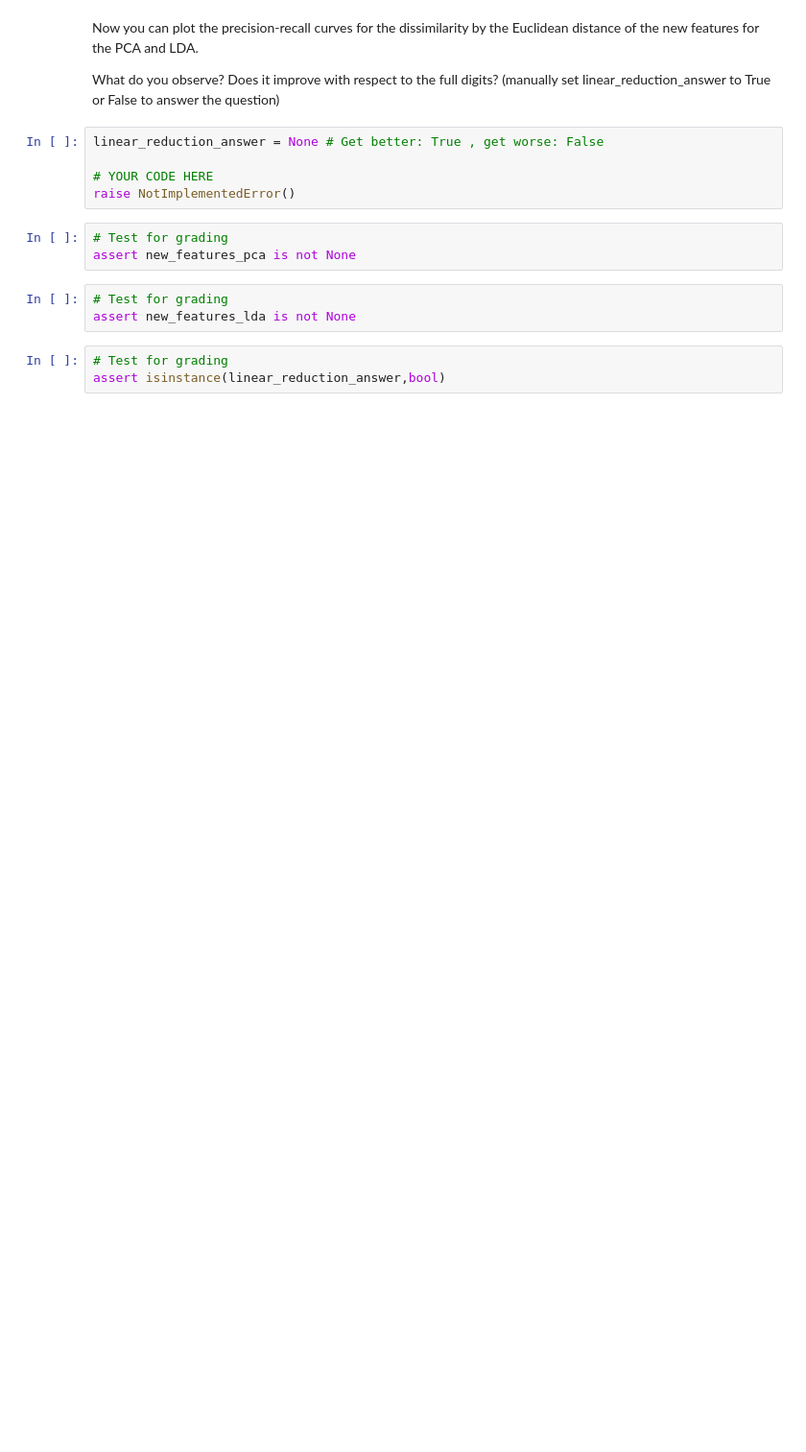
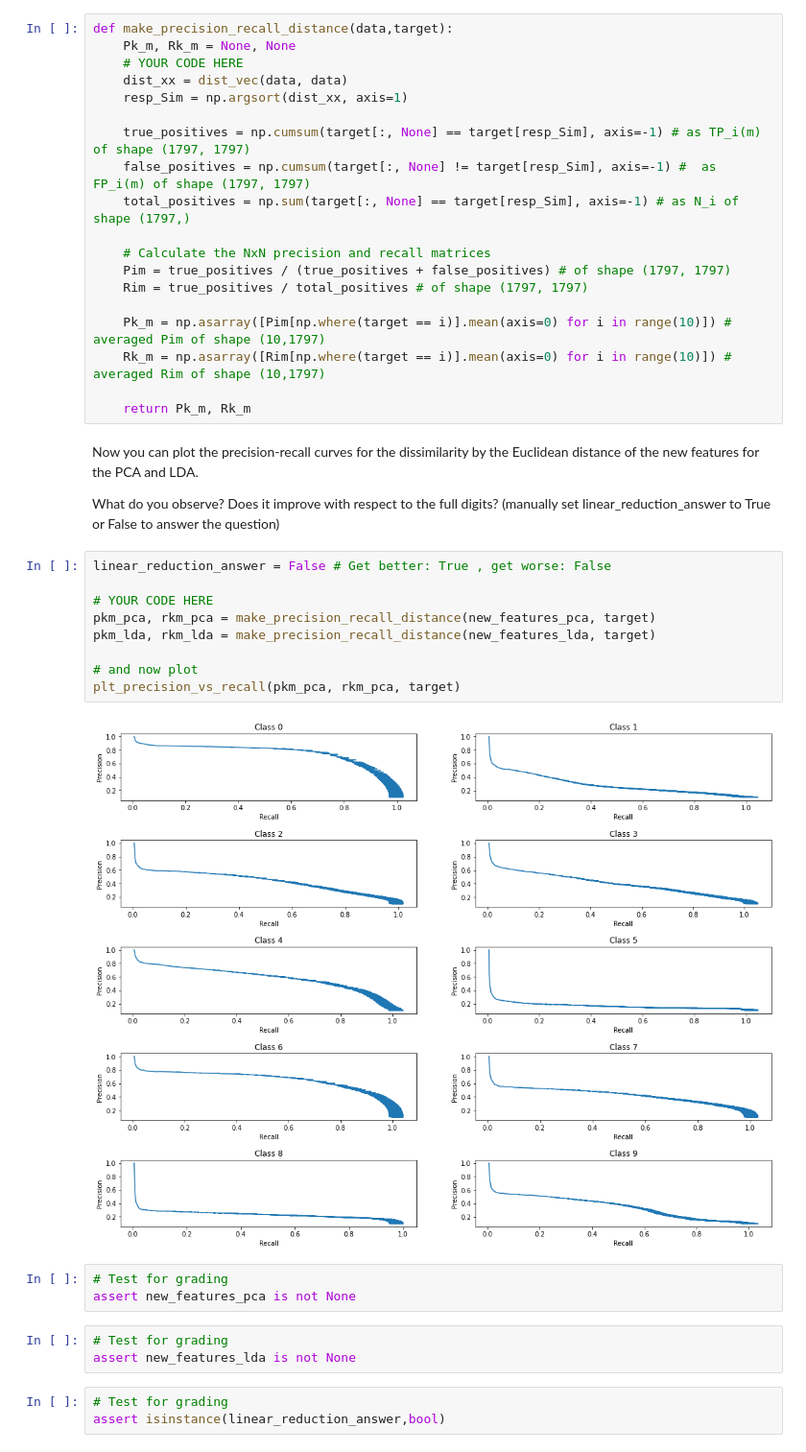
Before and after one commit to thomasdissert/machine-learning-for-natural-sciences, a Jupyter notebook: 03/Exercise03.ipynb, the cells around one changed output. Shown: that part at 96% size. Drawn from its saved outputs; the diff is of its cells as text; blank space fills up the shorter version.

```diff
--- a/03/Exercise03.ipynb
+++ b/03/Exercise03.ipynb
@@ -286,12 +290,37 @@ def make_precision_recall_distance(data,target):
+# %%
+def make_precision_recall_distance(data,target):
+    Pk_m, Rk_m = None, None
+    # YOUR CODE HERE
+    dist_xx = dist_vec(data, data)
+    resp_Sim = np.argsort(dist_xx, axis=1)
+
+    true_positives = np.cumsum(target[:, None] == target[resp_Sim], axis=-1) # as TP_i(m) of shape (1797, 1797)
+    false_positives = np.cumsum(target[:, None] != target[resp_Sim], axis=-1) #  as FP_i(m) of shape (1797, 1797)
+    total_positives = np.sum(target[:, None] == target[resp_Sim], axis=-1) # as N_i of shape (1797,)
+
+    # Calculate the NxN precision and recall matrices
+    Pim = true_positives / (true_positives + false_positives) # of shape (1797, 1797)
+    Rim = true_positives / total_positives # of shape (1797, 1797)
+
+    Pk_m = np.asarray([Pim[np.where(target == i)].mean(axis=0) for i in range(10)]) # averaged Pim of shape (10,1797)
+    Rk_m = np.asarray([Rim[np.where(target == i)].mean(axis=0) for i in range(10)]) # averaged Rim of shape (10,1797)
+
+    return Pk_m, Rk_m
 # %% [markdown]
 Now you can plot the precision-recall curves for the dissimilarity by the Euclidean distance of the new features for the PCA and LDA.
 
 What do you observe? Does it improve with respect to the full digits? (manually set linear_reduction_answer to True or False to answer the question)
 # %%
-linear_reduction_answer = None # Get better: True , get worse: False
+linear_reduction_answer = False # Get better: True , get worse: False
 
 # YOUR CODE HERE
-raise NotImplementedError()
+pkm_pca, rkm_pca = make_precision_recall_distance(new_features_pca, target)
+pkm_lda, rkm_lda = make_precision_recall_distance(new_features_lda, target)
+
+# and now plot
+plt_precision_vs_recall(pkm_pca, rkm_pca, target)
+# %% [output]
+[figure, added]
 # %%
 # Test for grading
 assert new_features_pca is not None
```
Also changed, not shown: parts of 3 cells of this notebook.
